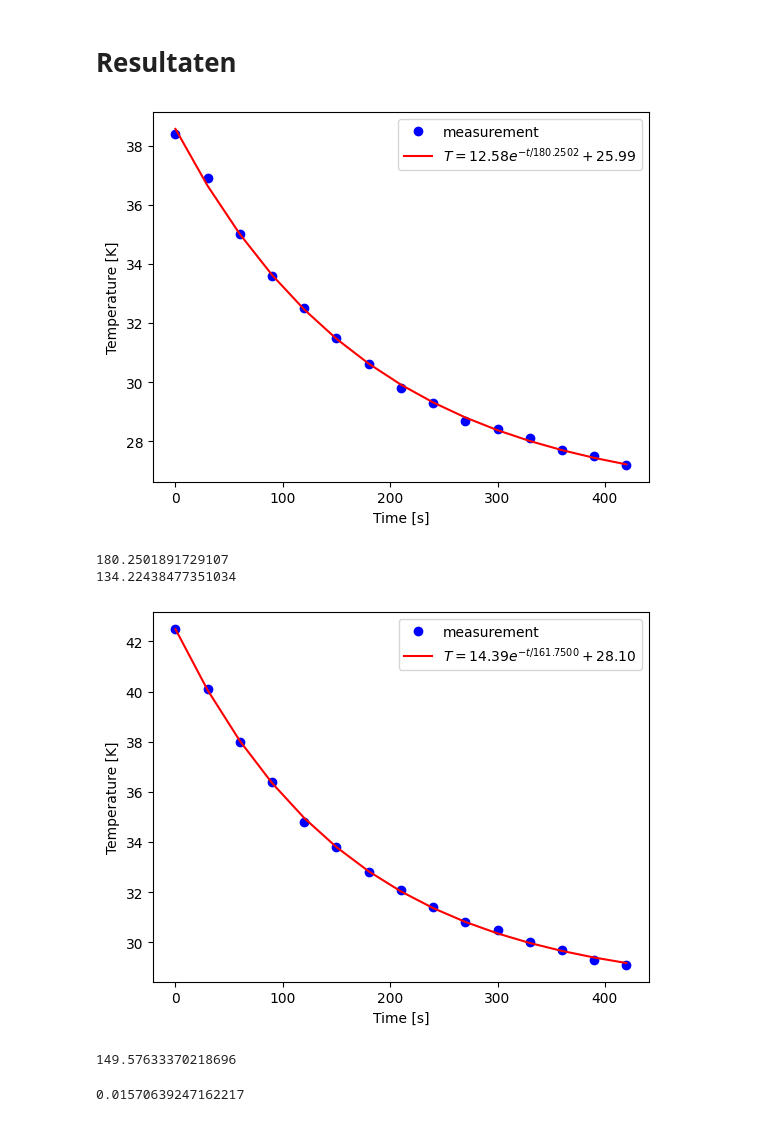
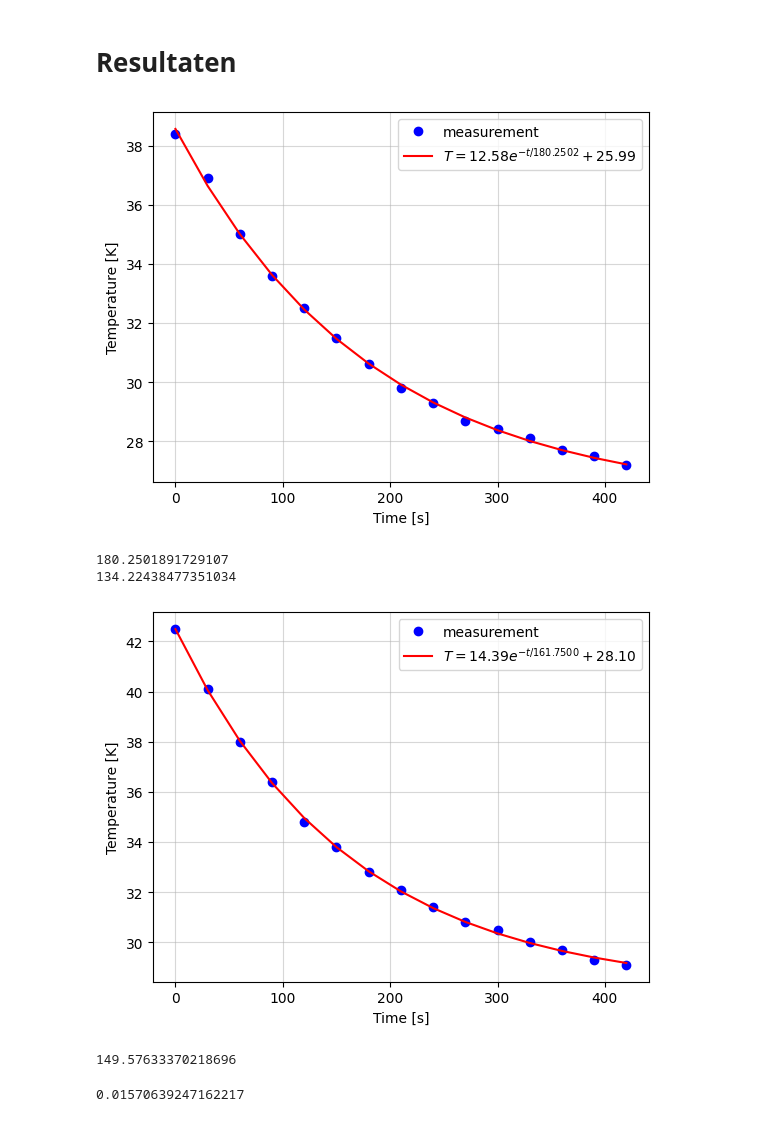
Before and after one commit to batu31415/27, a Jupyter notebook: Content/Labs/koelbuis.ipynb, the cells around one changed output. Cells and saved outputs as stored; diff of their text form; code cells hidden in the pictures.

```diff
--- a/Content/Labs/koelbuis.ipynb
+++ b/Content/Labs/koelbuis.ipynb
@@ -178,35 +178,35 @@ temps = np.array([38.4, 36.9, 35.0, 33.6, 32.5, 31.5, 30.6, 29.8, 29.3, 28.7, 28
 
 
 # pas beginwaardes aan naar schatting
 # Het aantal maxfev moet wellicht hoger voor goede convergentie van de waarde
 popt, pocv = curve_fit(exp_func, times, temps, p0=[1000, 1000, 1000], maxfev=5000)
 
 A_exp, tau_exp, T_omg_exp = popt
 
 y_fit = exp_func(times, *popt)
 
 plt.figure()
 plt.xlabel('Time [s]')
 plt.ylabel('Temperature [K]')
-
+plt.grid(alpha=0.5)
 plt.plot(times, temps, 'bo', label='measurement')
 plt.plot(times, y_fit, 'r-',
          label='$T = %0.2f e^{-t/%0.4f} + %0.2f$' % (A_exp, tau_exp, T_omg_exp))
 
 plt.legend()
 
 plt.show()
 
 h_exp = (warmtecapaciteit) / (tau_exp * buitenoppervlak)
 
 print(tau_exp)
 
 print(h_exp) # warmteoverdrachtscoëfficiënt in W/m^2 K
 # Sla figuren op met
 #
 # plt.savefig("Figuren/naam.png", dpi=450)
 # %% [output]
-[figure, old version]
+[figure, new version]
 180.2501891729107
 134.22438477351034
 # %%
@@ -234,7 +234,7 @@ y_fit = exp_func(times, *popt)
 plt.figure()
 plt.xlabel('Time [s]')
 plt.ylabel('Temperature [K]')
-
+plt.grid(alpha=0.5)
 plt.plot(times_2, temps_2, 'bo', label='measurement')
 plt.plot(times, y_fit, 'r-',
          label='$T = %0.2f e^{-t/%0.4f} + %0.2f$' % (A_exp, tau_exp, T_omg_exp))
@@ -247,6 +247,6 @@ h_exp = (warmtecapaciteit) / (tau_exp * buitenoppervlak)
 
 print(h_exp) # warmteoverdrachtscoëfficiënt in
 # %% [output]
-[figure, old version]
+[figure, new version]
 149.57633370218696
 # %%
```
Also changed, not shown: parts of 2 cells of this notebook, 1 other file.
